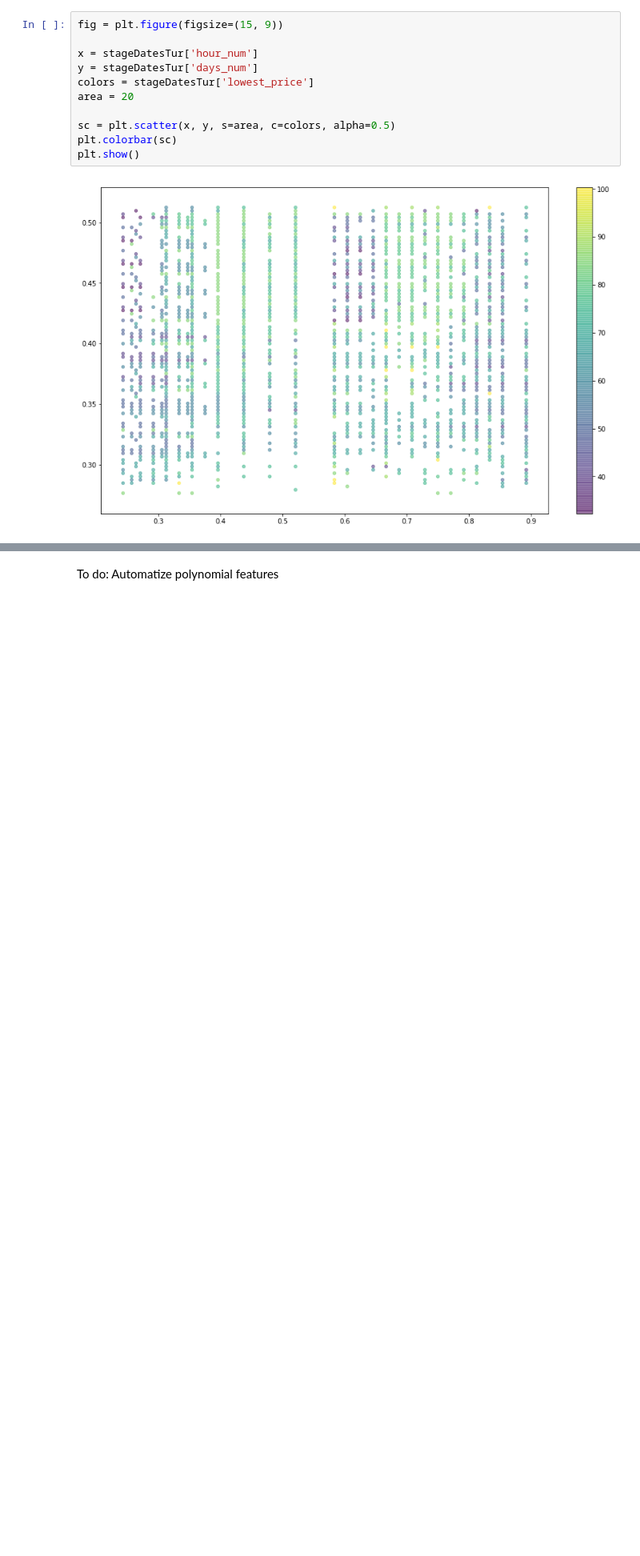
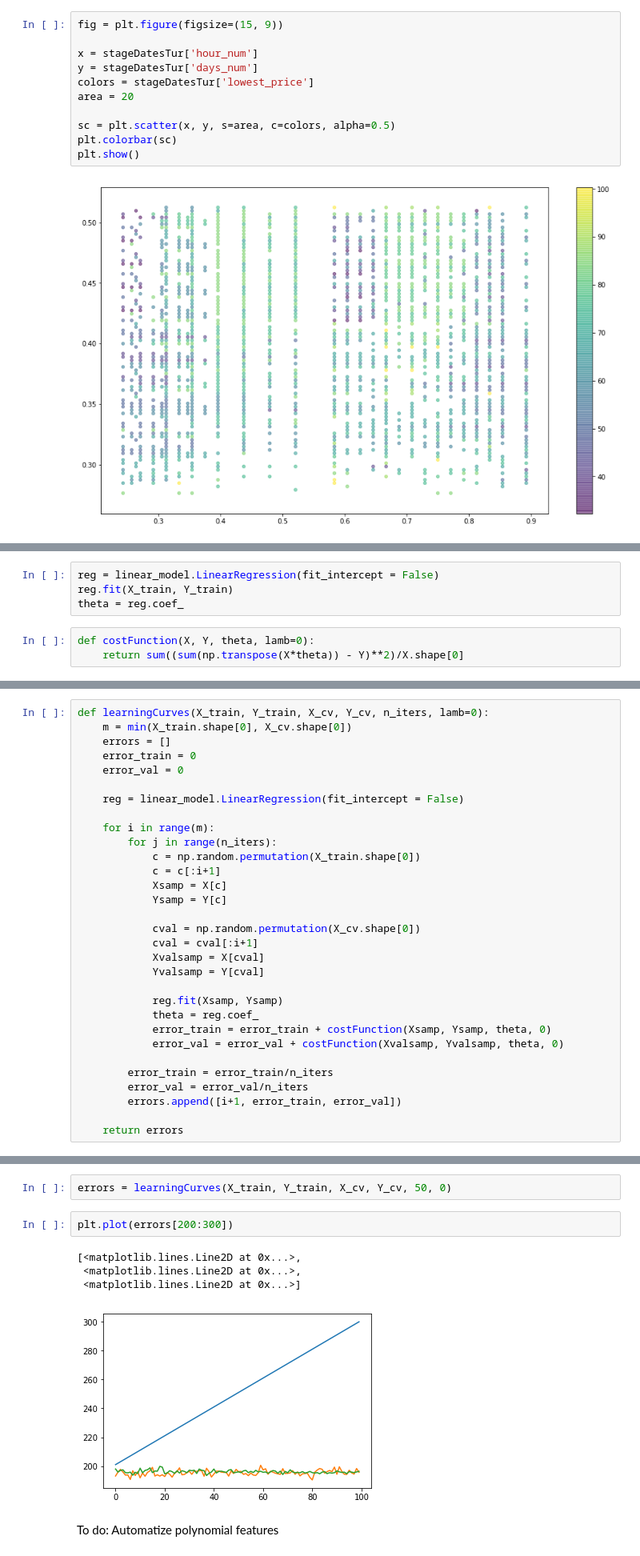
Before and after one commit to lchar/Python, a Jupyter notebook: Renfe/renfe_linear_regression.ipynb, the cells around one changed output, grey strips where cells are left out. Shown at 80% size. Cells and saved outputs as stored; diff of their text form; blank space fills up the shorter version.

Commit message:
Add files via upload
Added learning curves

```diff
--- a/Renfe/renfe_linear_regression.ipynb
+++ b/Renfe/renfe_linear_regression.ipynb
@@ -31,0 +62,7 @@ plt.show()
+# %%
+reg = linear_model.LinearRegression(fit_intercept = False)
+reg.fit(X_train, Y_train)
+theta = reg.coef_
+# %%
+def costFunction(X, Y, theta, lamb=0):
+    return sum((sum(np.transpose(X*theta)) - Y)**2)/X.shape[0]
@@ -31,0 +71,31 @@ plt.show()
+# %%
+def learningCurves(X_train, Y_train, X_cv, Y_cv, n_iters, lamb=0):
+    m = min(X_train.shape[0], X_cv.shape[0])
+    errors = []
+    error_train = 0
+    error_val = 0
+
+    reg = linear_model.LinearRegression(fit_intercept = False)
+
+    for i in range(m):
+        for j in range(n_iters):
+            c = np.random.permutation(X_train.shape[0])
+            c = c[:i+1]
+            Xsamp = X[c]
+            Ysamp = Y[c]
+
+            cval = np.random.permutation(X_cv.shape[0])
+            cval = cval[:i+1]
+            Xvalsamp = X[cval]
+            Yvalsamp = Y[cval]
+
+            reg.fit(Xsamp, Ysamp)
+            theta = reg.coef_
+            error_train = error_train + costFunction(Xsamp, Ysamp, theta, 0)
+            error_val = error_val + costFunction(Xvalsamp, Yvalsamp, theta, 0)
+
+        error_train = error_train/n_iters
+        error_val = error_val/n_iters
+        errors.append([i+1, error_train, error_val])
+
+    return errors
@@ -32,3 +106,12 @@ plt.show()
+# %%
+errors = learningCurves(X_train, Y_train, X_cv, Y_cv, 50, 0)
+# %%
+plt.plot(errors[200:300])
+# %% [output]
+[<matplotlib.lines.Line2D at 0x...>,
+ <matplotlib.lines.Line2D at 0x...>,
+ <matplotlib.lines.Line2D at 0x...>]
+[figure, added]
 # %% [markdown]
 To do: Automatize polynomial features
 # %%
```
Also changed, not shown: parts of 9 cells of this notebook.
